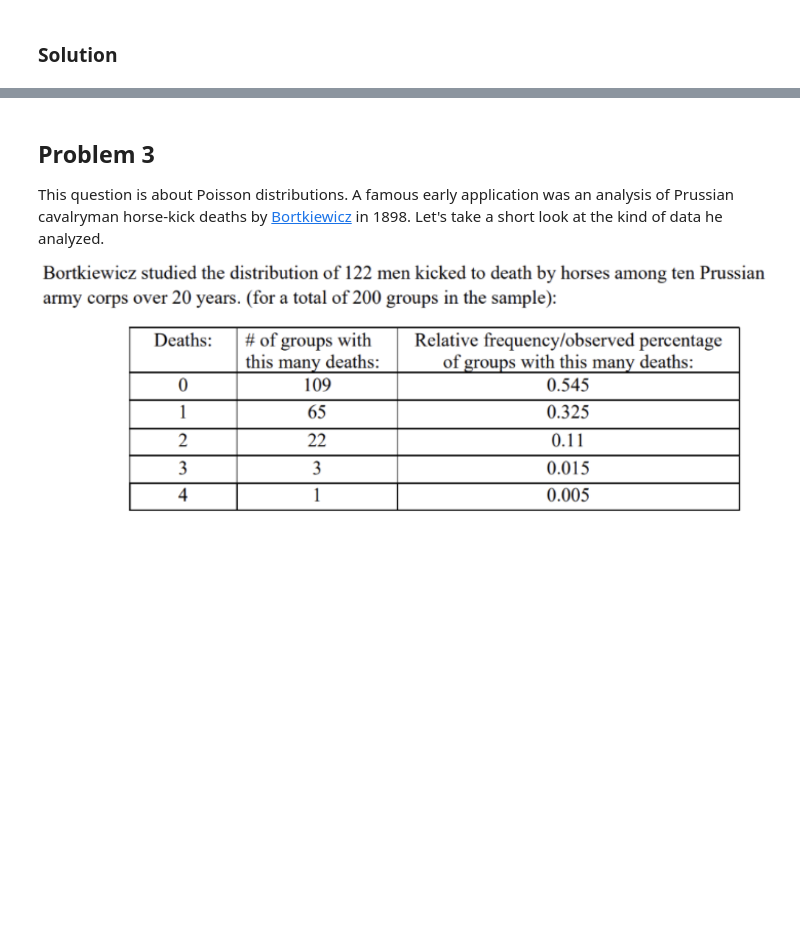
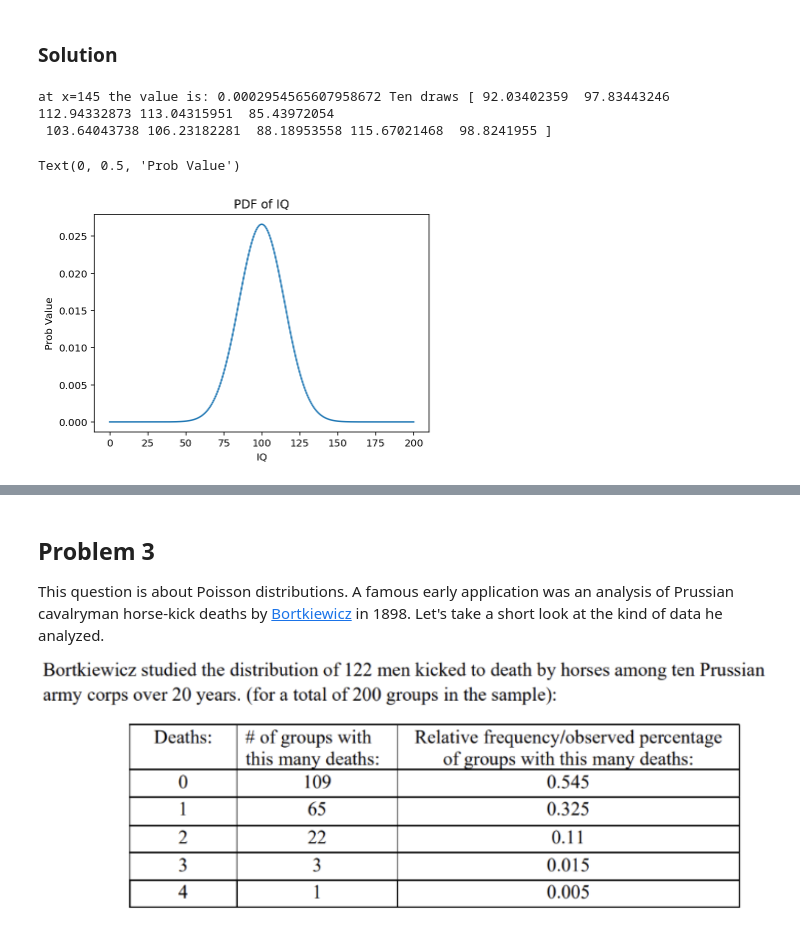
Before and after one commit to NihanPol/ASTR_3300_S2025, a Jupyter notebook: coursework/student_folders/zachary_zelensky/homework/Homework_2_ZZelensky.ipynb, the cells around one changed output, grey strips where cells are left out. Cells and saved outputs as stored; diff of their text form; code cells hidden in the pictures; blank space fills up the shorter version.

```diff
--- a/coursework/student_folders/zachary_zelensky/homework/Homework_2_ZZelensky.ipynb
+++ b/coursework/student_folders/zachary_zelensky/homework/Homework_2_ZZelensky.ipynb
@@ -40,3 +232,28 @@ This question is about IQ. It's a flawed and questionable metric, but useful for
 4) What IQ corresponds to "one in a million"?
 # %% [markdown]
 ### Solution
+# %%
+#part 1
+#creating x values
+xgrid = np.linspace(0,200,num=1000)
+mu=100 #mean
+sigma=15 #sd
+distG=scipy.stats.norm(mu,sigma) #creating dist
+#pdf
+GaussPDF= distG.pdf(xgrid)
+#plotting
+plt.plot(xgrid,GaussPDF)
+
+#lets draw some values
+y=distG.rvs(10)
+at145=distG.pdf(145)
+print("at x=145 the value is:",at145,"Ten draws",y)
+
+plt.title("PDF of IQ")
+plt.xlabel("IQ")
+plt.ylabel('Prob Value')
+# %% [output]
+at x=145 the value is: 0.0002954565607958672 Ten draws [ 92.03402359  97.83443246 112.94332873 113.04315951  85.43972054
+ 103.64043738 106.23182281  88.18953558 115.67021468  98.8241955 ]
+Text(0, 0.5, 'Prob Value')
+[figure, added]
```
Also changed, not shown: parts of 12 cells of this notebook, 6 other files.
